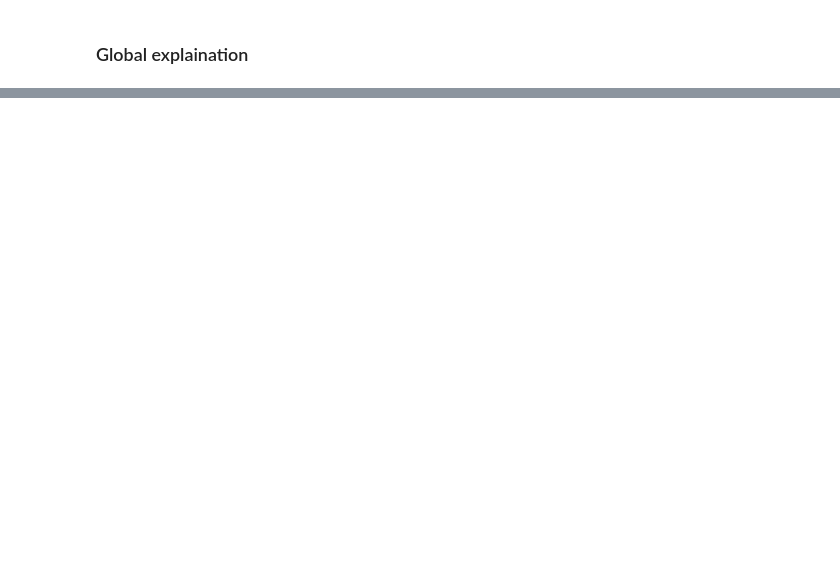
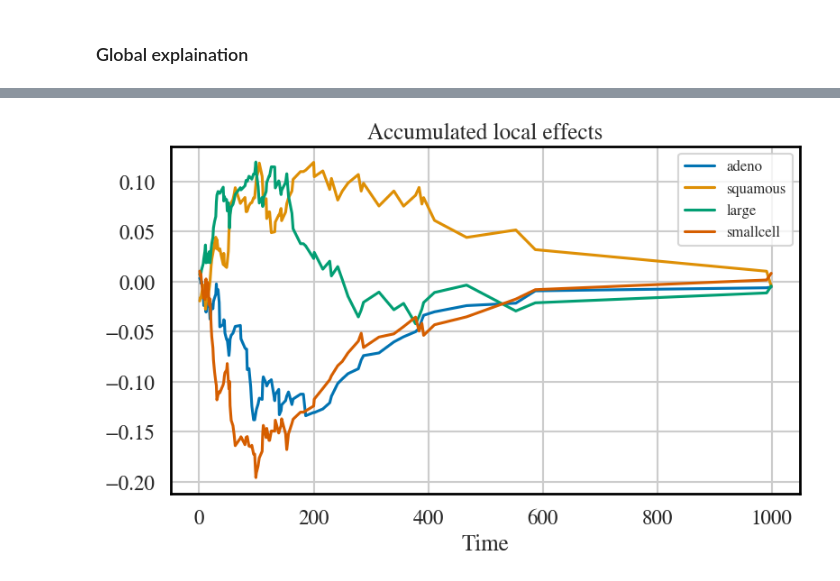
Before and after one commit to TeamHeKA/survinsights, a Jupyter notebook: tutorials-veterans-RSF.ipynb, the cells around one changed output, grey strips where cells are left out. Drawn from its saved outputs; the diff is of its cells as text; code cells hidden in the pictures; blank space fills up the shorter version.

```diff
--- a/tutorials-veterans-RSF.ipynb
+++ b/tutorials-veterans-RSF.ipynb
@@ -353,0 +359,5 @@ plot_PFI(feat_importance_df, type="loss", legend_loc='upper right')
+# %%
+ALE =  global_explaination.accumulated_local_effects_plots(model_explainer, "Celltype")
+global_explaination.plot_ALE(model_explainer, ALE,  "Celltype")
+# %% [output]
+[figure, added]
```
Also changed, not shown: parts of 16 cells of this notebook.
